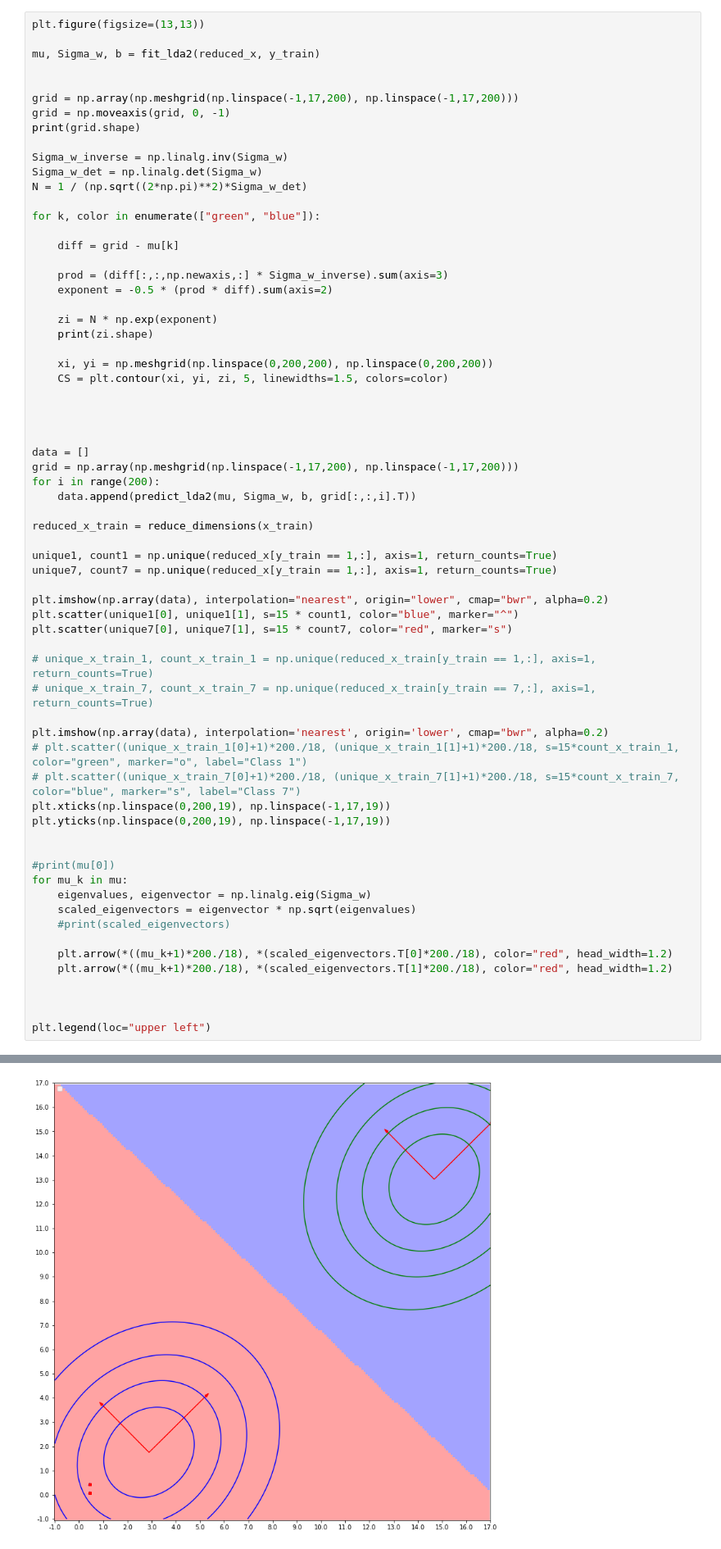
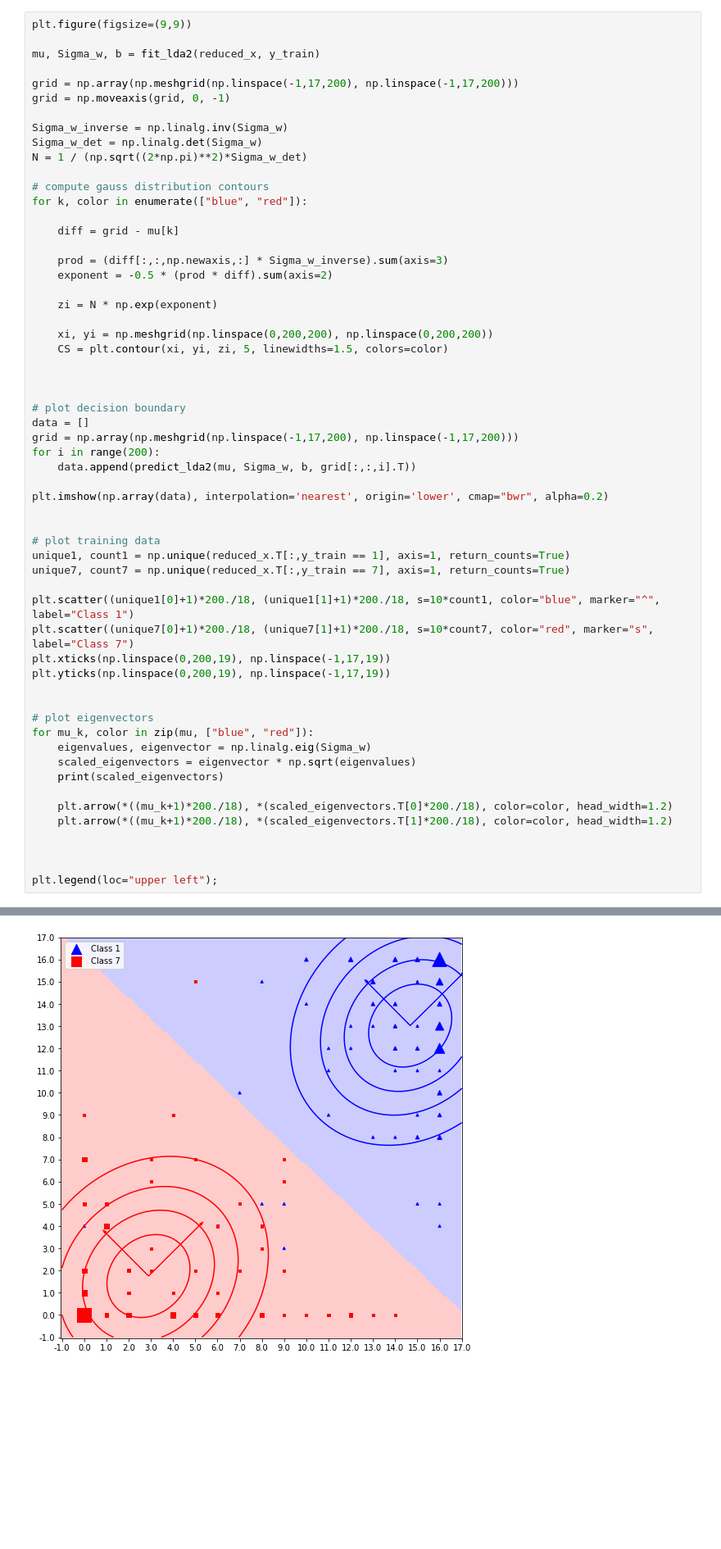
Before and after one commit to LarsKue/FML, a Jupyter notebook: ex02/qda-lda.ipynb, the cells around one changed output, grey strips where cells are left out. Shown at 82% size. Drawn from its saved outputs; the diff is of its cells as text; blank space fills up the shorter version.

```diff
--- a/ex02/qda-lda.ipynb
+++ b/ex02/qda-lda.ipynb
@@ -481,20 +481,19 @@ print(f"error = {1-np.mean(scores):0.3f} +- {np.std(scores):0.3f}")
 score = 0.983 +- 0.025
 error = 0.017 +- 0.025
 # %%
-plt.figure(figsize=(13,13))
+plt.figure(figsize=(9,9))
 
 mu, Sigma_w, b = fit_lda2(reduced_x, y_train)
 
-
 grid = np.array(np.meshgrid(np.linspace(-1,17,200), np.linspace(-1,17,200)))
 grid = np.moveaxis(grid, 0, -1)
-print(grid.shape)
 
 Sigma_w_inverse = np.linalg.inv(Sigma_w)
 Sigma_w_det = np.linalg.det(Sigma_w)
 N = 1 / (np.sqrt((2*np.pi)**2)*Sigma_w_det)
 
-for k, color in enumerate(["green", "blue"]):
+# compute gauss distribution contours
+for k, color in enumerate(["blue", "red"]):
 
     diff = grid - mu[k]
 
@@ -502,48 +501,41 @@ for k, color in enumerate(["green", "blue"]):
     exponent = -0.5 * (prod * diff).sum(axis=2)
 
     zi = N * np.exp(exponent)
-    print(zi.shape)
 
     xi, yi = np.meshgrid(np.linspace(0,200,200), np.linspace(0,200,200))
     CS = plt.contour(xi, yi, zi, 5, linewidths=1.5, colors=color)
 
 
 
-
+# plot decision boundary
 data = []
 grid = np.array(np.meshgrid(np.linspace(-1,17,200), np.linspace(-1,17,200)))
 for i in range(200):
     data.append(predict_lda2(mu, Sigma_w, b, grid[:,:,i].T))
 
-reduced_x_train = reduce_dimensions(x_train)
+plt.imshow(np.array(data), interpolation='nearest', origin='lower', cmap="bwr", alpha=0.2)
 
-unique1, count1 = np.unique(reduced_x[y_train == 1,:], axis=1, return_counts=True)
-unique7, count7 = np.unique(reduced_x[y_train == 1,:], axis=1, return_counts=True)
 
-plt.imshow(np.array(data), interpolation="nearest", origin="lower", cmap="bwr", alpha=0.2)
-plt.scatter(unique1[0], unique1[1], s=15 * count1, color="blue", marker="^")
-plt.scatter(unique7[0], unique7[1], s=15 * count7, color="red", marker="s")
+# plot training data
+unique1, count1 = np.unique(reduced_x.T[:,y_train == 1], axis=1, return_counts=True)
+unique7, count7 = np.unique(reduced_x.T[:,y_train == 7], axis=1, return_counts=True)
 
-# unique_x_train_1, count_x_train_1 = np.unique(reduced_x_train[y_train == 1,:], axis=1, return_counts=True)
-# unique_x_train_7, count_x_train_7 = np.unique(reduced_x_train[y_train == 7,:], axis=1, return_counts=True)
-
-plt.imshow(np.array(data), interpolation='nearest', origin='lower', cmap="bwr", alpha=0.2)
-# plt.scatter((unique_x_train_1[0]+1)*200./18, (unique_x_train_1[1]+1)*200./18, s=15*count_x_train_1, color="green", marker="o", label="Class 1")
-# plt.scatter((unique_x_train_7[0]+1)*200./18, (unique_x_train_7[1]+1)*200./18, s=15*count_x_train_7, color="blue", marker="s", label="Class 7")
+plt.scatter((unique1[0]+1)*200./18, (unique1[1]+1)*200./18, s=10*count1, color="blue", marker="^", label="Class 1")
+plt.scatter((unique7[0]+1)*200./18, (unique7[1]+1)*200./18, s=10*count7, color="red", marker="s", label="Class 7")
 plt.xticks(np.linspace(0,200,19), np.linspace(-1,17,19))
 plt.yticks(np.linspace(0,200,19), np.linspace(-1,17,19))
 
 
-#print(mu[0])
-for mu_k in mu:
+# plot eigenvectors
+for mu_k, color in zip(mu, ["blue", "red"]):
     eigenvalues, eigenvector = np.linalg.eig(Sigma_w)
     scaled_eigenvectors = eigenvector * np.sqrt(eigenvalues)
-    #print(scaled_eigenvectors)
+    print(scaled_eigenvectors)
 
-    plt.arrow(*((mu_k+1)*200./18), *(scaled_eigenvectors.T[0]*200./18), color="red", head_width=1.2)
-    plt.arrow(*((mu_k+1)*200./18), *(scaled_eigenvectors.T[1]*200./18), color="red", head_width=1.2)
+    plt.arrow(*((mu_k+1)*200./18), *(scaled_eigenvectors.T[0]*200./18), color=color, head_width=1.2)
+    plt.arrow(*((mu_k+1)*200./18), *(scaled_eigenvectors.T[1]*200./18), color=color, head_width=1.2)
 
 
 
-plt.legend(loc="upper left")
+plt.legend(loc="upper left");
 # %% [output]
@@ -555 +546 @@ No handles with labels found to put in legend.
-[figure, old version]
+[figure, new version]
```
Also changed, not shown: parts of 9 cells of this notebook.
